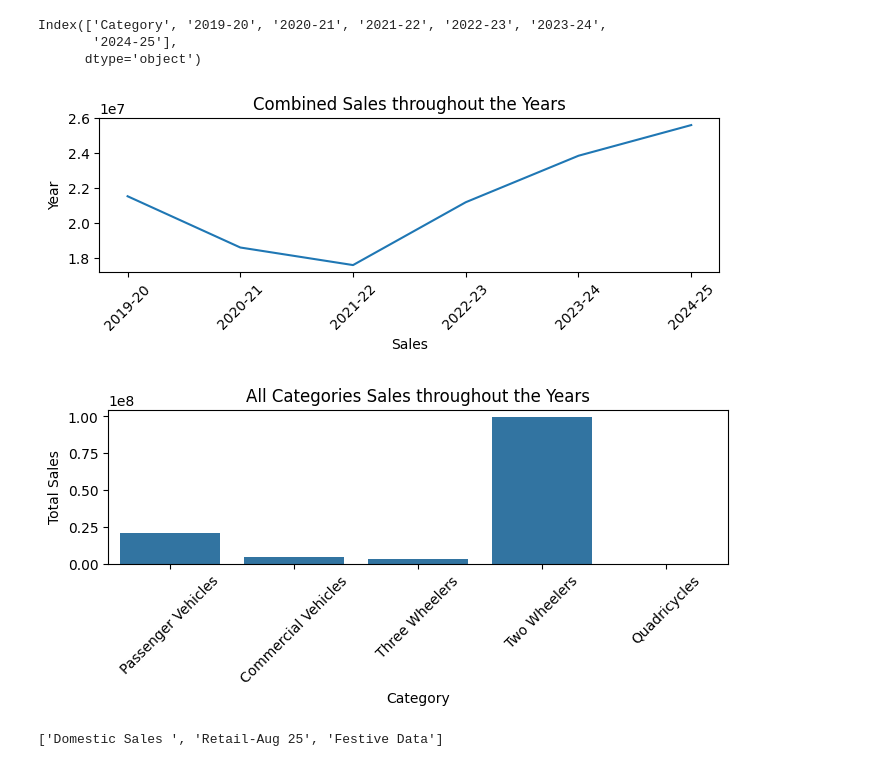
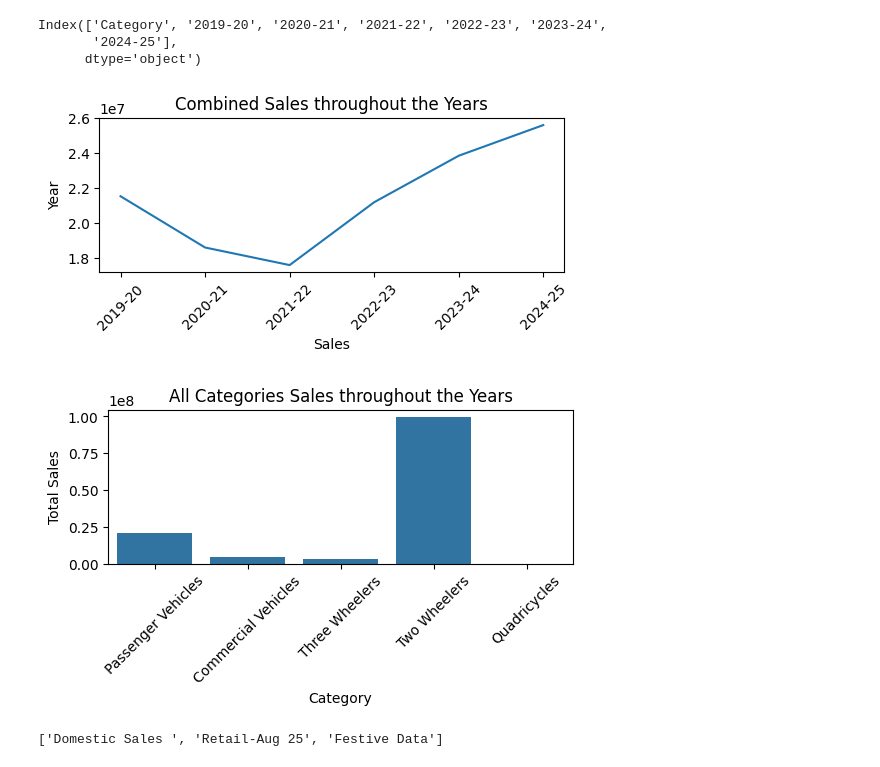
Before and after one commit to simplyshree/Car-Sales_Festive-Season---Trends-Analysis, a Jupyter notebook: main.ipynb, the cells around one changed output. Drawn from its saved outputs; the diff is of its cells as text; code cells hidden in the pictures.

```diff
--- a/main.ipynb
+++ b/main.ipynb
@@ -17,6 +17,6 @@ print(xls.sheet_names)
 # %% [markdown]
 ANALYSING DOMESTIC SALES DATA
 # %%
-df = pd.read_excel('Data Source.xlsx',sheet_name = 'Domestic Sales ', engine='openpyxl')
+df = pd.read_excel('Data Source 2.xlsx',sheet_name = 'Domestic Sales ', engine='openpyxl')
 df.head()
 # %% [output]
@@ -88,25 +92,25 @@ Index(['Category', '2019-20', '2020-21', '2021-22', '2022-23', '2023-24',
 # %%
 year_cols = ['2019-20', '2020-21', '2021-22', '2022-23', '2023-24','2024-25']
 
 grand_total = df[df['Category'].str.lower() == 'grand total']
 
 sales = grand_total[year_cols].values.flatten()
 
 
-plt.figure(figsize=(8,2))
+plt.figure(figsize=(6,2))
 
 
 
 plt.plot(year_cols,sales)
 
 plt.ylabel('Year')
 plt.xlabel('Sales')
 plt.title("Combined Sales throughout the Years")
 plt.xticks(rotation=45)
 
 plt.show()
 # %% [output]
-[figure, old version]
+[figure, new version]
 # %%
 year_cols = ['2019-20', '2020-21', '2021-22', '2022-23', '2023-24','2024-25']
 
@@ -119,7 +123,7 @@ df['Total_Sales'] = df[year_cols].sum(axis=1)
 
 df_Cat=df[df['Category'].str.lower() != 'grand total']
 
-plt.figure(figsize=(8,2))
+plt.figure(figsize=(6,2))
 
 sns.barplot(x='Category',y='Total_Sales',data = df_Cat)
 
@@ -131,7 +135,7 @@ plt.xticks(rotation=45)
 plt.ylabel('Total Sales')
 plt.show()
 # %% [output]
-[figure, old version]
+[figure, new version]
 # %%
 print(xls.sheet_names)
 # %% [output]
```
Also changed, not shown: parts of 10 cells of this notebook.
